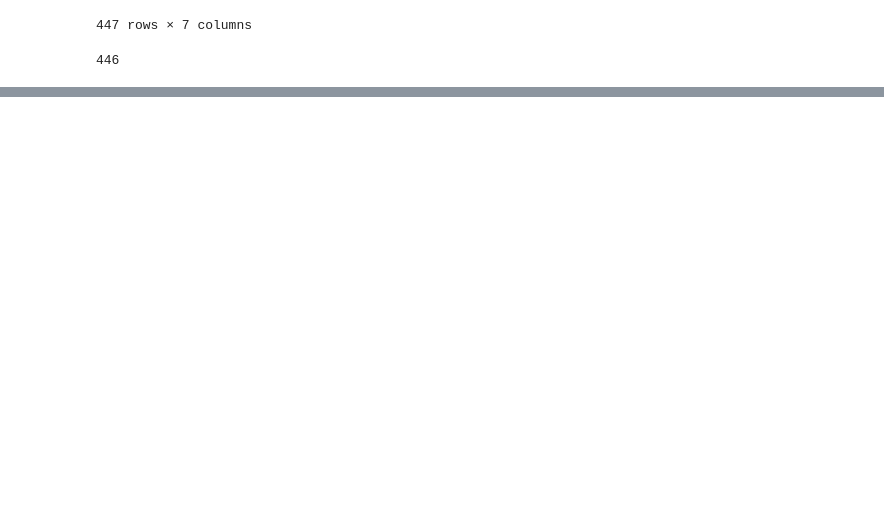
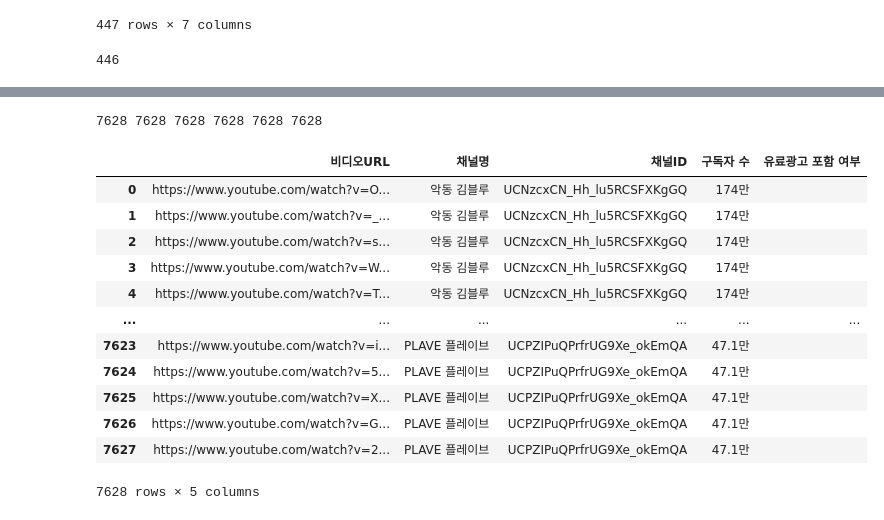
Before and after one commit to yerinsally/Sandbox, a Jupyter notebook: crawling/gaming_ad.ipynb, the cells around one changed output, grey strips where cells are left out. Cells and saved outputs as stored; diff of their text form; code cells hidden in the pictures; blank space fills up the shorter version.

```diff
--- a/crawling/gaming_ad.ipynb
+++ b/crawling/gaming_ad.ipynb
@@ -258,0 +331,9 @@ gaming_df
+# %%
+# 데이터프레임 생성
+data = {'날짜': video_date_list,
+        '조회수': video_view_list,
+        '비디오URL': video_url_list}
+gaming_df = pd.DataFrame(data)
+
+# 데이터프레임 출력
+gaming_df
@@ -271,20 +379,29 @@ gaming_video_df
+# %%
+video_url_list = gaming_df['비디오URL'].tolist()
 # %%
 # 영상 유료광고 배너 크롤링
 driver = webdriver.Chrome()
 
-video_url_list = []
+video_url_list_2 = []
 channel_list = []
 channel_id_list = []
 sub_list = []
 ad_banner_list = []
 
-for i in tqdm(range(len(video_list))):
-    driver.get(video_list[i])
+for i in tqdm(range(len(video_url_list))):
+    driver.get(video_url_list[i])
     time.sleep(3)
 
     try:
         page_source = driver.page_source
         soup = BeautifulSoup(page_source, 'html.parser')
+
+        # 채널명
+        try:
+            channel = soup.find_all('yt-formatted-string', {'id': 'text'})[0].text
+        except:
+            channel = '채널명 크롤링 오류'
+            continue
 
         # 채널ID
         try:
@@ -308,18 +425,13 @@ for i in tqdm(range(len(video_list))):
             continue
 
         # 모든 데이터가 성공적으로 크롤링되면 리스트에 추가
-        video_url_list.append(video_list[i])
-        keyword_list_2.append(keyword_list[i])
-        title_list.append(title)
+        video_url_list_2.append(video_url_list[i])
         channel_list.append(channel)
         channel_id_list.append(channel_id)
-        date_list.append(date)
-        view_list.append(view)
         sub_list.append(sub)
         ad_banner_list.append(ad_banner)
-        description_list.append(description)
 
-        print(i, video_url_list[-1], keyword_list_2[-1], title_list[-1], channel_list[-1], channel_id_list[-1], date_list[-1], view_list[-1], sub_list[-1], ad_banner_list[-1], description_list[-1])
+        print(i, video_url_list_2[-1], ad_banner_list[-1])
 
     except:
         print("크롤링 오류")
@@ -327,0 +522,31 @@ driver.quit()
+# %%
+print(len(video_url_list), len(video_url_list_2), len(channel_list), len(channel_id_list), len(sub_list), len(ad_banner_list))
+# 만약 크롤링 중간에 멈추거나 오류나면 : 이미 크롤링한 데이터까지 저장 후 시트로 내보내서 광고 개수 구하기
+# 크롤링 안 된 채널 gaming_df에서 비디오 url 매칭시켜서 따로 코드 돌리기
+# %% [output]
+7628 7628 7628 7628 7628 7628
+# %%
+# 전체 데이터프레임 생성
+data_2 = {'비디오URL': video_url_list_2,
+          '채널명': channel_list,
+          '채널ID': channel_id_list,
+          '구독자 수': sub_list,
+          '유료광고 포함 여부': ad_banner_list}
+gaming_df_2 = pd.DataFrame(data_2)
+
+# 데이터프레임 출력
+gaming_df_2
+# %% [output]
+|  | 비디오URL | 채널명 | 채널ID | 구독자 수 | 유료광고 포함 여부 |
+| 0 | https://www.youtube.com/watch?v=O... | 악동 김블루 | UCNzcxCN_Hh_lu5RCSFXKgGQ | 174만 |  |
+| 1 | https://www.youtube.com/watch?v=_... | 악동 김블루 | UCNzcxCN_Hh_lu5RCSFXKgGQ | 174만 |  |
+| 2 | https://www.youtube.com/watch?v=s... | 악동 김블루 | UCNzcxCN_Hh_lu5RCSFXKgGQ | 174만 |  |
+| 3 | https://www.youtube.com/watch?v=W... | 악동 김블루 | UCNzcxCN_Hh_lu5RCSFXKgGQ | 174만 |  |
+| 4 | https://www.youtube.com/watch?v=T... | 악동 김블루 | UCNzcxCN_Hh_lu5RCSFXKgGQ | 174만 |  |
+| ... | ... | ... | ... | ... | ... |
+| 7623 | https://www.youtube.com/watch?v=i... | PLAVE 플레이브 | UCPZIPuQPrfrUG9Xe_okEmQA | 47.1만 |  |
+| 7624 | https://www.youtube.com/watch?v=5... | PLAVE 플레이브 | UCPZIPuQPrfrUG9Xe_okEmQA | 47.1만 |  |
+| 7625 | https://www.youtube.com/watch?v=X... | PLAVE 플레이브 | UCPZIPuQPrfrUG9Xe_okEmQA | 47.1만 |  |
+| 7626 | https://www.youtube.com/watch?v=G... | PLAVE 플레이브 | UCPZIPuQPrfrUG9Xe_okEmQA | 47.1만 |  |
+| 7627 | https://www.youtube.com/watch?v=2... | PLAVE 플레이브 | UCPZIPuQPrfrUG9Xe_okEmQA | 47.1만 |  |
+7628 rows × 5 columns
```
Also changed, not shown: parts of 15 cells of this notebook.
